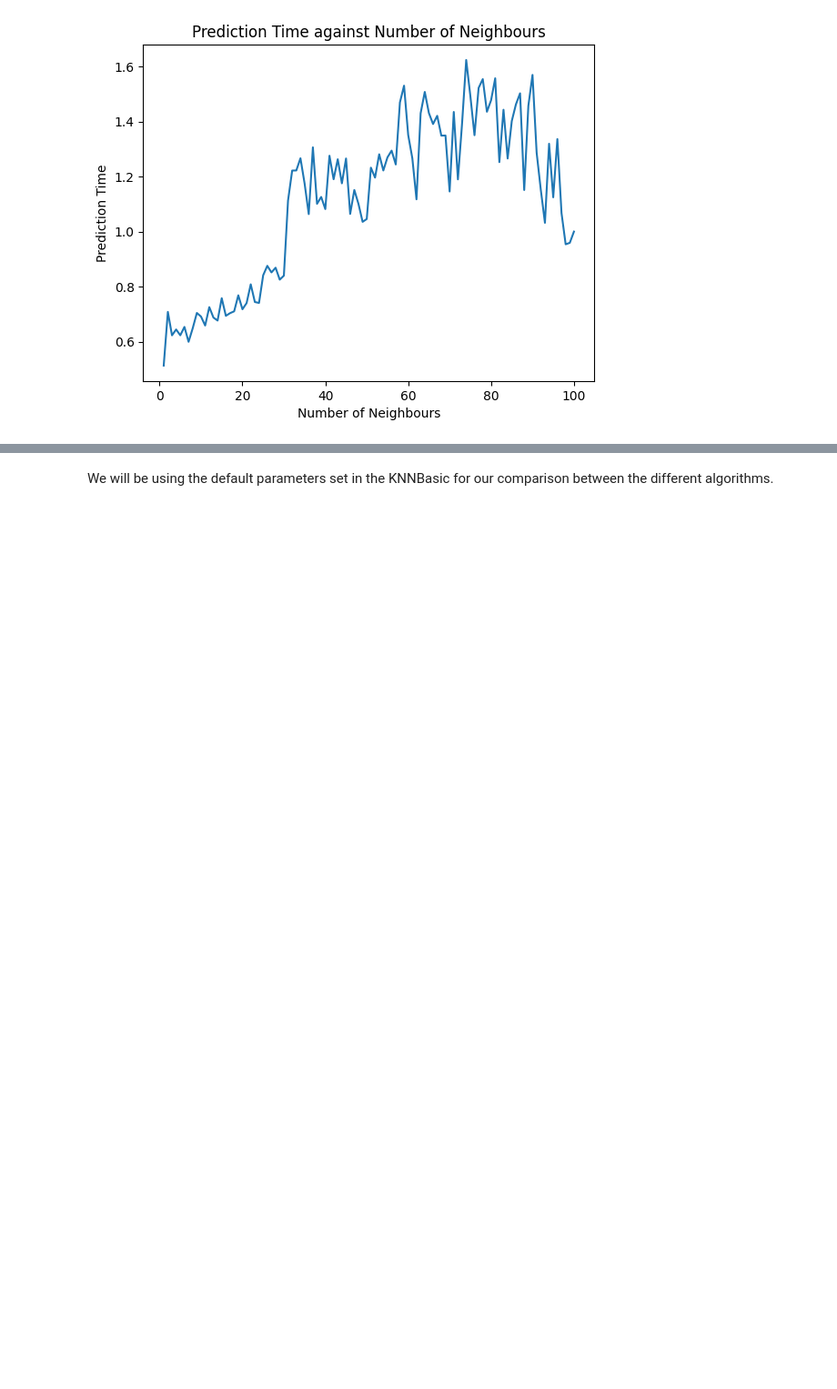
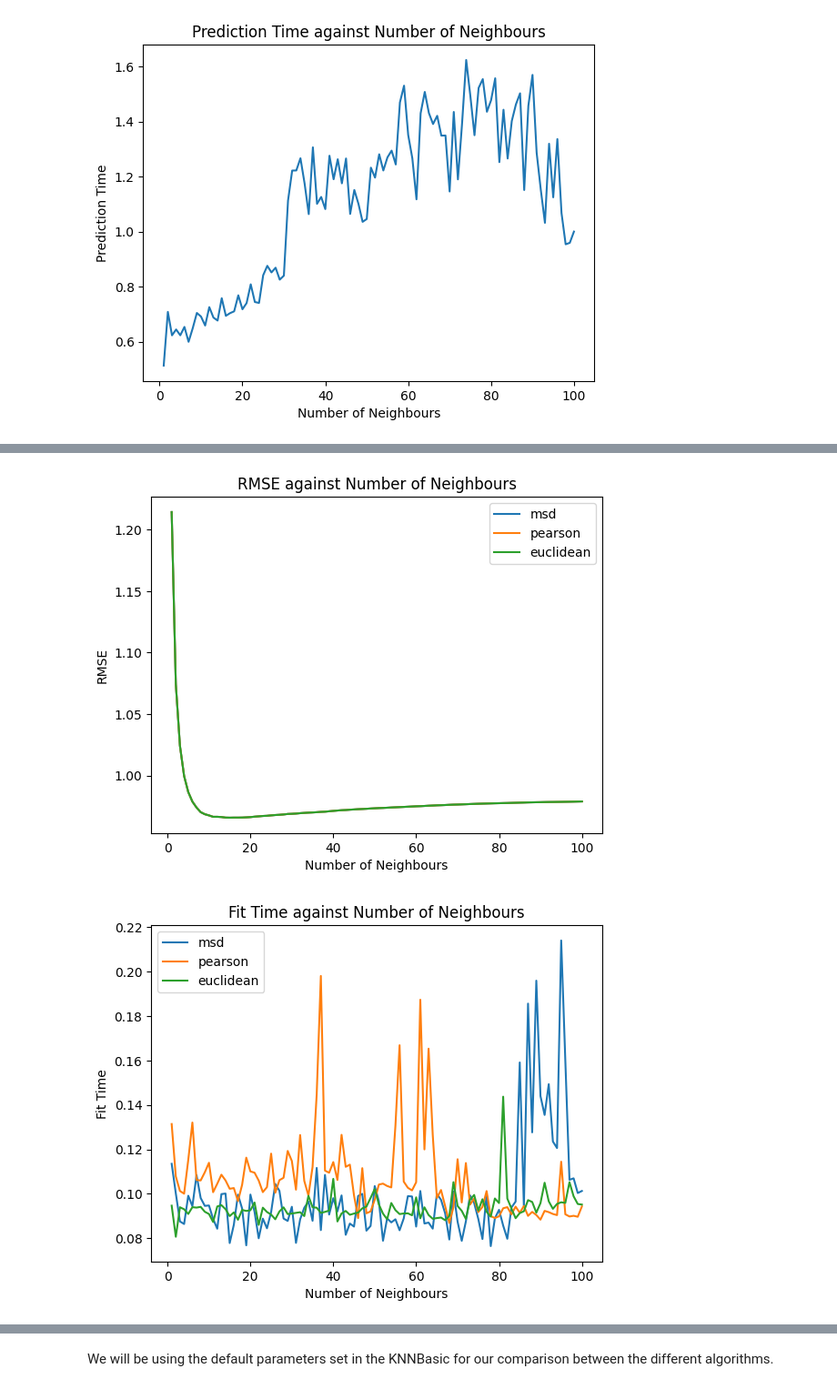
Before and after one commit to gtengwei/CZ4032-Data-Mining, a Jupyter notebook: KNN_movie.ipynb, the cells around one changed output, grey strips where cells are left out. Shown at 91% size. Drawn from its saved outputs; the diff is of its cells as text; code cells hidden in the pictures; blank space fills up the shorter version.

Commit message:
added several similarity distance metrics for knn

```diff
--- a/KNN_movie.ipynb
+++ b/KNN_movie.ipynb
@@ -122,0 +217,31 @@ plt.show()
+# %%
+# Plot the RMSE, fit time and prediction time against the number of neighours on the same graph for the three similarity metrics
+plt.plot(msd_df.loc['rmse'], label='msd')
+plt.plot(pearson_df.loc['rmse'], label='pearson')
+plt.plot(euclidean_df.loc['rmse'], label='euclidean')
+plt.xlabel('Number of Neighbours')
+plt.ylabel('RMSE')
+plt.title('RMSE against Number of Neighbours')
+plt.legend()
+plt.show()
+
+plt.plot(msd_df.loc['fit_time'], label='msd')
+plt.plot(pearson_df.loc['fit_time'], label='pearson')
+plt.plot(euclidean_df.loc['fit_time'], label='euclidean')
+plt.xlabel('Number of Neighbours')
+plt.ylabel('Fit Time')
+plt.title('Fit Time against Number of Neighbours')
+plt.legend()
+plt.show()
+
+plt.plot(msd_df.loc['prediction_time'], label='msd')
+plt.plot(pearson_df.loc['prediction_time'], label='pearson')
+plt.plot(euclidean_df.loc['prediction_time'], label='euclidean')
+plt.xlabel('Number of Neighbours')
+plt.ylabel('Prediction Time')
+plt.title('Prediction Time against Number of Neighbours')
+plt.legend()
+plt.show()
+# %% [output]
+[figure, added]
+[figure, added]
```
Also changed, not shown: parts of 7 cells of this notebook.
